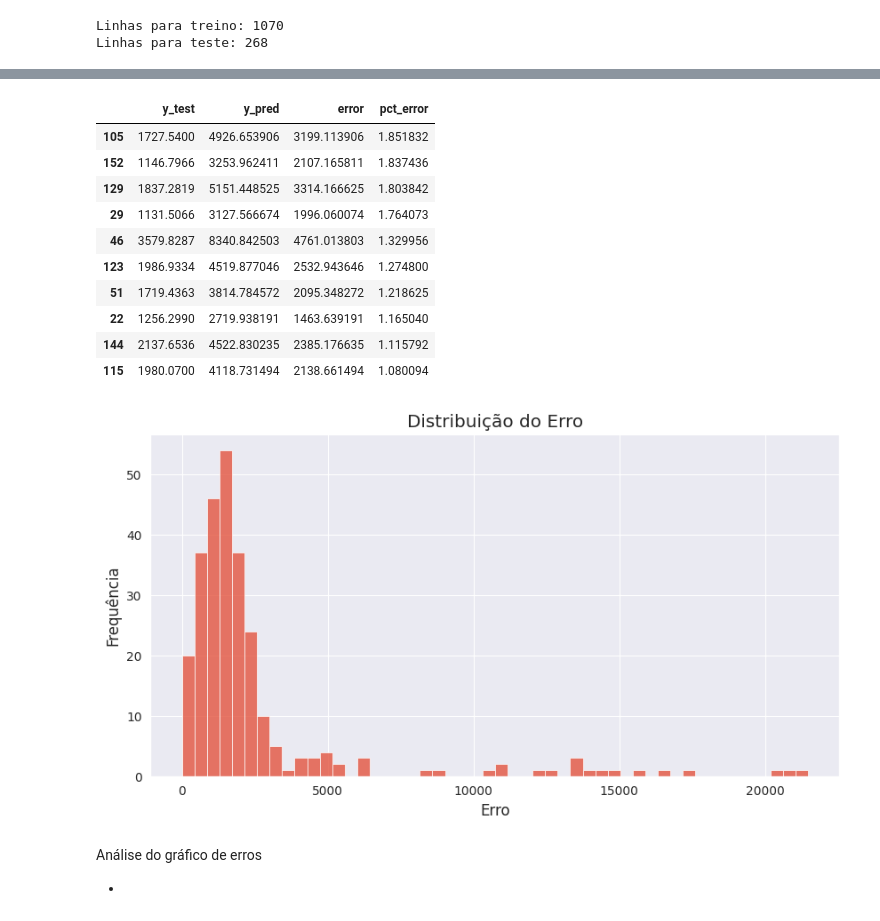
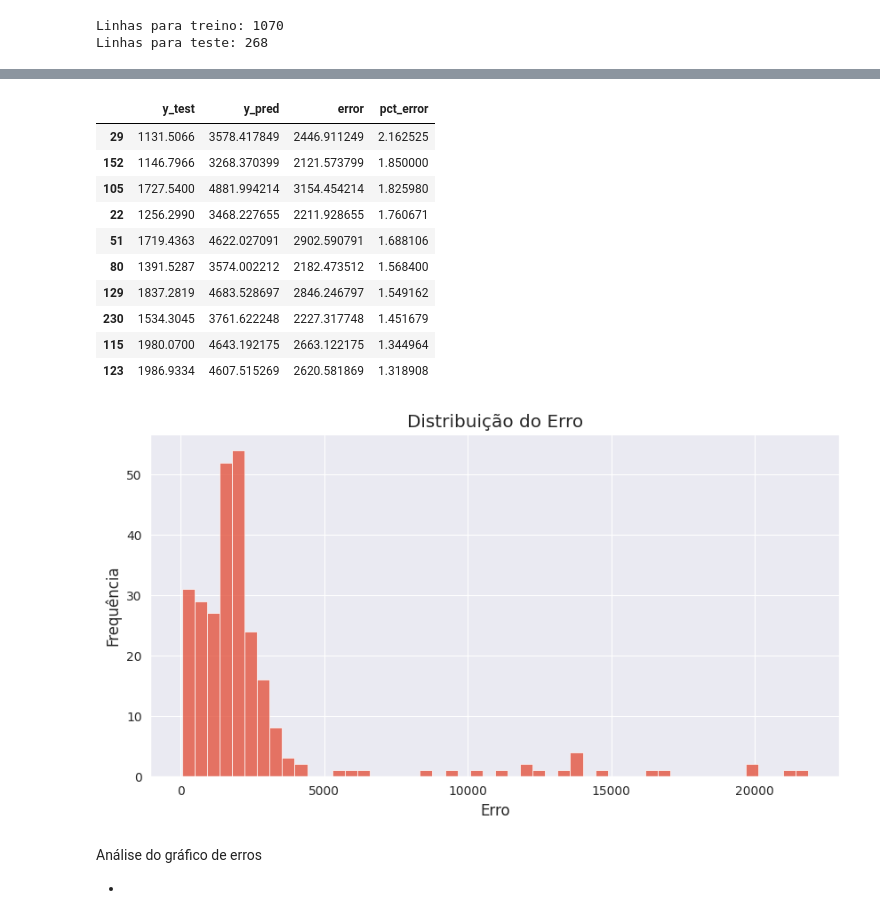
Before and after one commit to willsilvano/tech-challenges-post-tech-fiap, a Jupyter notebook: fase-01/tech-challenge-01.ipynb, the cells around one changed output, grey strips where cells are left out. Drawn from its saved outputs; the diff is of its cells as text; code cells hidden in the pictures.

```diff
--- a/fase-01/tech-challenge-01.ipynb
+++ b/fase-01/tech-challenge-01.ipynb
@@ -564,16 +571,3 @@ print(f"Linhas para teste: {len(X_test)}")
 # %% [output]
 Linhas para treino: 1070
 Linhas para teste: 268
-# %%
-# Aplica o escalonamento dos dados
-std_scaler = StandardScaler()
-std_scaler.fit(X_train)
-X_train_std = std_scaler.transform(X_train)
-X_test_std = std_scaler.transform(X_test)
-
-# Treinamento e prevendo os dados com base nas variáveis padronizadas
-best_model = RandomForestRegressor(max_depth=5)
-best_model.fit(X_train_std, y_train)
-
-y_pred_std = best_model.predict(X_test_std)
-r2_score(y_test, y_pred_std)
@@ -581,0 +576,7 @@ r2_score(y_test, y_pred_std)
+# %%
+# TODO: criar um pipeline que tranforme os dados categoriais em numéricos
+
+pipeline = Pipeline([
+    ('scaler', StandardScaler()),
+    ('rf', RandomForestRegressor(max_depth=5, max_features=5, min_samples_leaf=2, min_samples_split=5, random_state=42))
+])
@@ -581,0 +595,5 @@ r2_score(y_test, y_pred_std)
+# %%
+y_pred = pipeline.predict(X_test)
+
+# Lista as primeiras 10 linhas
+y_pred[:10]
@@ -607,19 +637,19 @@ MAE: 2538.1000230147138
 # %%
-df_errors = pd.DataFrame(zip(y_test, y_pred_std, np.abs(y_test - y_pred_std)), columns = ['y_test', 'y_pred', 'error'])
+df_errors = pd.DataFrame(zip(y_test, y_pred, np.abs(y_test - y_pred)), columns = ['y_test', 'y_pred', 'error'])
 df_errors['pct_error'] = df_errors['error'] / df_errors['y_test']
 df_errors.nlargest(10, 'pct_error')
 # %% [output]
 |  | y_test | y_pred | error | pct_error |
-| 105 | 1727.5400 | 4926.653906 | 3199.113906 | 1.851832 |
-| 152 | 1146.7966 | 3253.962411 | 2107.165811 | 1.837436 |
-| 129 | 1837.2819 | 5151.448525 | 3314.166625 | 1.803842 |
-| 29 | 1131.5066 | 3127.566674 | 1996.060074 | 1.764073 |
-| 46 | 3579.8287 | 8340.842503 | 4761.013803 | 1.329956 |
-| 123 | 1986.9334 | 4519.877046 | 2532.943646 | 1.274800 |
-| 51 | 1719.4363 | 3814.784572 | 2095.348272 | 1.218625 |
-| 22 | 1256.2990 | 2719.938191 | 1463.639191 | 1.165040 |
-| 144 | 2137.6536 | 4522.830235 | 2385.176635 | 1.115792 |
-| 115 | 1980.0700 | 4118.731494 | 2138.661494 | 1.080094 |
+| 29 | 1131.5066 | 3578.417849 | 2446.911249 | 2.162525 |
+| 152 | 1146.7966 | 3268.370399 | 2121.573799 | 1.850000 |
+| 105 | 1727.5400 | 4881.994214 | 3154.454214 | 1.825980 |
+| 22 | 1256.2990 | 3468.227655 | 2211.928655 | 1.760671 |
+| 51 | 1719.4363 | 4622.027091 | 2902.590791 | 1.688106 |
+| 80 | 1391.5287 | 3574.002212 | 2182.473512 | 1.568400 |
+| 129 | 1837.2819 | 4683.528697 | 2846.246797 | 1.549162 |
+| 230 | 1534.3045 | 3761.622248 | 2227.317748 | 1.451679 |
+| 115 | 1980.0700 | 4643.192175 | 2663.122175 | 1.344964 |
+| 123 | 1986.9334 | 4607.515269 | 2620.581869 | 1.318908 |
 # %%
 def plot_error_distribution(error):
     plt.figure(figsize=(10, 5))
@@ -631,7 +661,7 @@ def plot_error_distribution(error):
 
 plot_error_distribution(df_errors['error'])
 # %% [output]
-[figure, old version]
+[figure, new version]
 # %% [markdown]
 Análise do gráfico de erros
 
```
Also changed, not shown: parts of 21 cells of this notebook, 1 other file.
